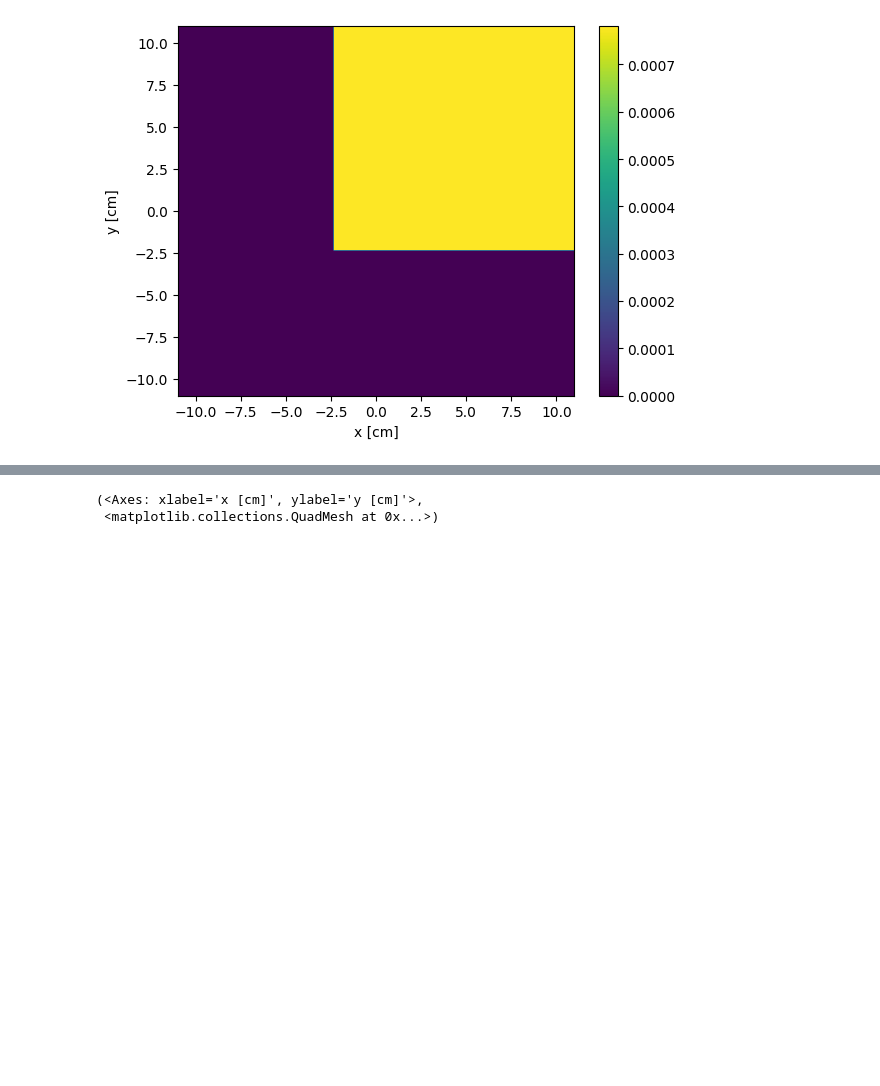
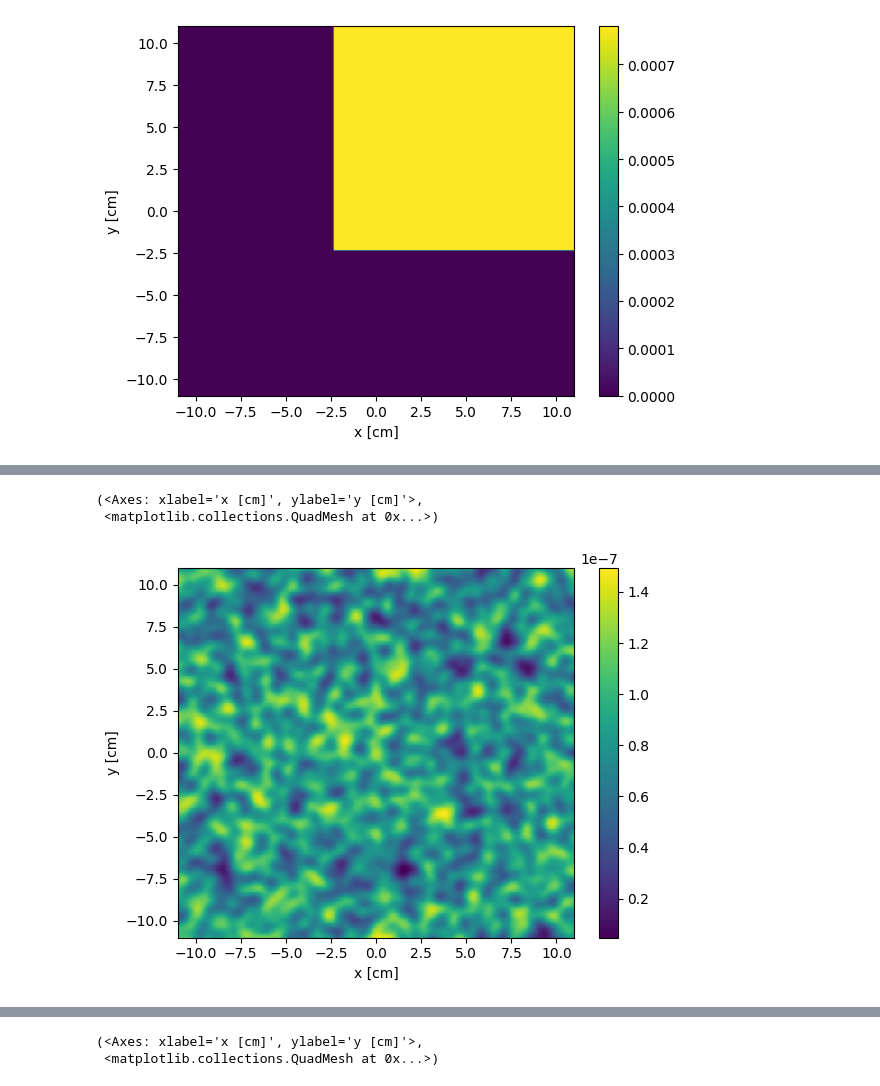
Before and after one commit to israelmcmc-ai/gammaraytoys, a Jupyter notebook: docs/examples/toy_cmd_3d.ipynb, the cells around one changed output, grey strips where cells are left out. Cells and saved outputs as stored; diff of their text form; code cells hidden in the pictures; blank space fills up the shorter version.

```diff
--- a/docs/examples/toy_cmd_3d.ipynb
+++ b/docs/examples/toy_cmd_3d.ipynb
@@ -90,0 +157,8 @@ bkg_all_model.plot()
+# %%
+%%time
+
+flux = 1/u.cm/u.cm/u.s
+coord = UnitSphericalRepresentation(lon = 0*u.deg, lat = 0*u.deg)
+extension = 10*u.arcmin
+compact_model = det.gaussian_model(1e-4/u.cm/u.cm/u.s, coord, extension, extension)
+compact_signal = det.convolve_model(compact_model, 1*u.s)
@@ -90,0 +168,6 @@ bkg_all_model.plot()
+# %%
+compact_signal.plot()
+# %% [output]
+(<Axes: xlabel='x [cm]', ylabel='y [cm]'>,
+ <matplotlib.collections.QuadMesh at 0x...>)
+[figure, added]
```
Also changed, not shown: parts of 64 cells of this notebook, 3 other files.
